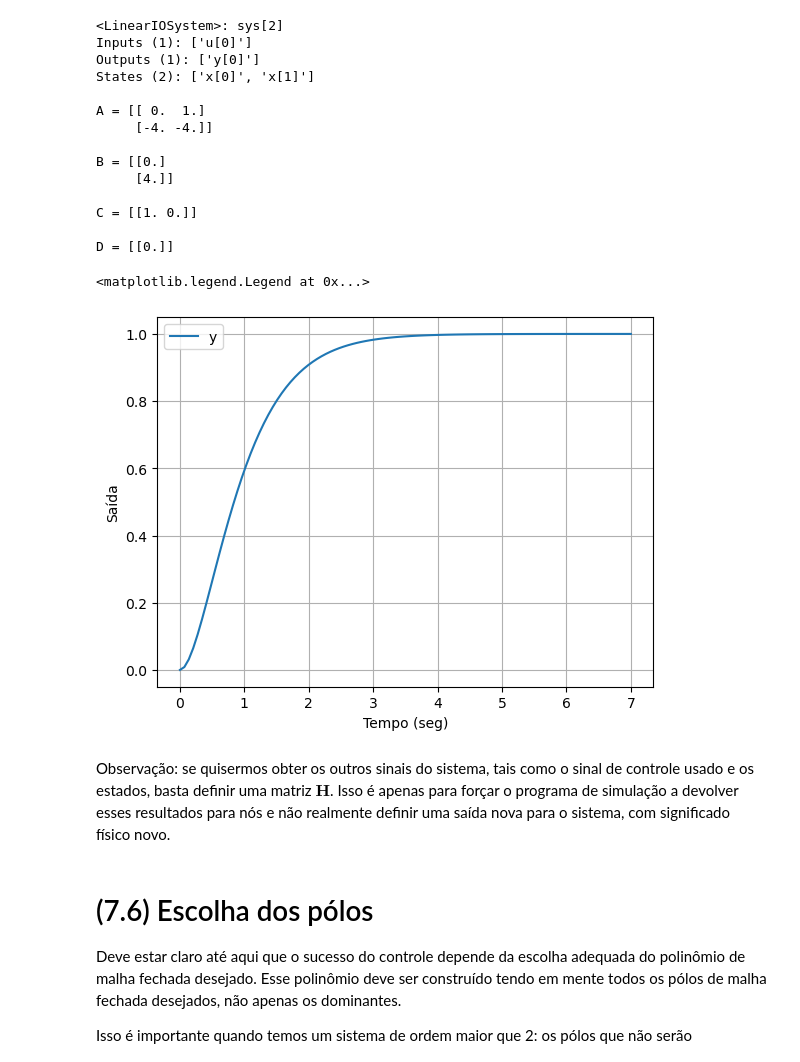
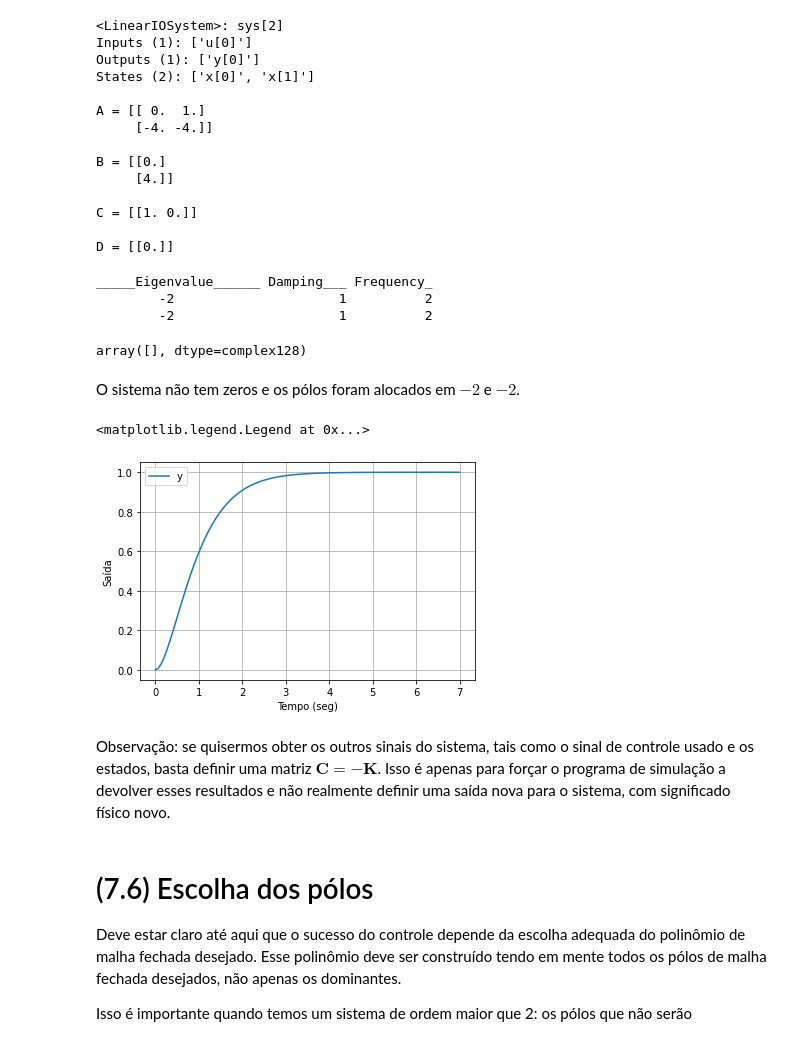
Before and after one commit to rsbayma/Espaco-de-Estados, a Jupyter notebook: Estados/3 - Realimentação de estados (controle)/3.4 - Referência e escolha de pólos.ipynb, the cells around one changed output. Drawn from its saved outputs; the diff is of its cells as text; code cells hidden in the pictures.

```diff
--- a/Estados/3 - Realimentação de estados (controle)/3.4 - Referência e escolha de pólos.ipynb
+++ b/Estados/3 - Realimentação de estados (controle)/3.4 - Referência e escolha de pólos.ipynb
@@ -110,40 +113,52 @@ Observe no código abaixo como o sistema é definido antes de calcular a respost
+# %%
+# Define o sistema e calcula resposta ao degrau unitário
+import control as ct
+sys = ct.ss(Amf,Bmf,C,D)
+print(sys)
+# %% [output]
+<LinearIOSystem>: sys[2]
+Inputs (1): ['u[0]']
+Outputs (1): ['y[0]']
+States (2): ['x[0]', 'x[1]']
+
+A = [[ 0.  1.]
+     [-4. -4.]]
+
+B = [[0.]
+     [4.]]
+
+C = [[1. 0.]]
+
+D = [[0.]]
+# %%
+# Sempre vale a pena fazer um relatório de pólos e zeros
+tab = ct.damp(sys)
+# %% [output]
+_____Eigenvalue______ Damping___ Frequency_
+        -2                     1          2
+        -2                     1          2
+# %%
+ct.zeros(sys)
+# %% [output]
+array([], dtype=complex128)
+# %% [markdown]
+O sistema não tem zeros e os pólos foram alocados em $-2$ e $-2$.
 # %%
-# Calcula as matrizes de malha fechada
-F_malha_fechada = F - np.matmul(G,K)
-G_malha_fechada = np.matmul(G,N)
-
-# Define o sistema e calcula resposta ao degrau unitário
-import control as ct
-sys = ct.ss(F_malha_fechada,G_malha_fechada,H,0)
-print(sys)
+# Simula o sistema para uma resposta ao degrau
 t,y = ct.step_response(sys,7)
 
 # Plota os resultados, com algumas legendas
 import matplotlib.pyplot as plt
 plt.plot(t,y)
 plt.grid()
 plt.xlabel('Tempo (seg)')
 plt.ylabel('Saída')
 plt.legend('y')
 # %% [output]
-<LinearIOSystem>: sys[2]
-Inputs (1): ['u[0]']
-Outputs (1): ['y[0]']
-States (2): ['x[0]', 'x[1]']
-
-A = [[ 0.  1.]
-     [-4. -4.]]
-
-B = [[0.]
-     [4.]]
-
-C = [[1. 0.]]
-
-D = [[0.]]
+<matplotlib.legend.Legend at 0x...>
-<matplotlib.legend.Legend at 0x...>
-[figure, old version]
+[figure, new version]
 # %% [markdown]
-Observação: se quisermos obter os outros sinais do sistema, tais como o sinal de controle usado e os estados, basta definir uma matriz $\mathbf{H}$. Isso é apenas para forçar o programa de simulação a devolver esses resultados para nós e não realmente definir uma saída nova para o sistema, com significado físico novo.
+Observação: se quisermos obter os outros sinais do sistema, tais como o sinal de controle usado e os estados, basta definir uma matriz $\mathbf{C = -K}$. Isso é apenas para forçar o programa de simulação a devolver esses resultados e não realmente definir uma saída nova para o sistema, com significado físico novo.
 # %% [markdown]
 # (7.6) Escolha dos pólos
 
```
Also changed, not shown: parts of 18 cells of this notebook, 19 other files.
